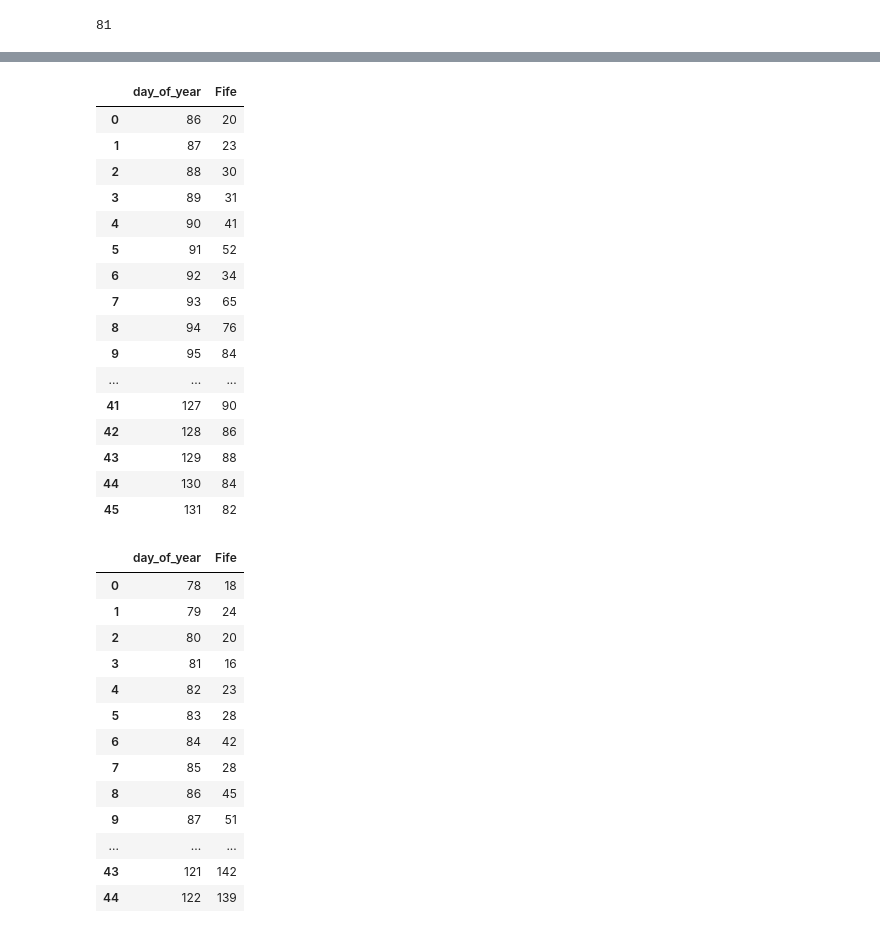
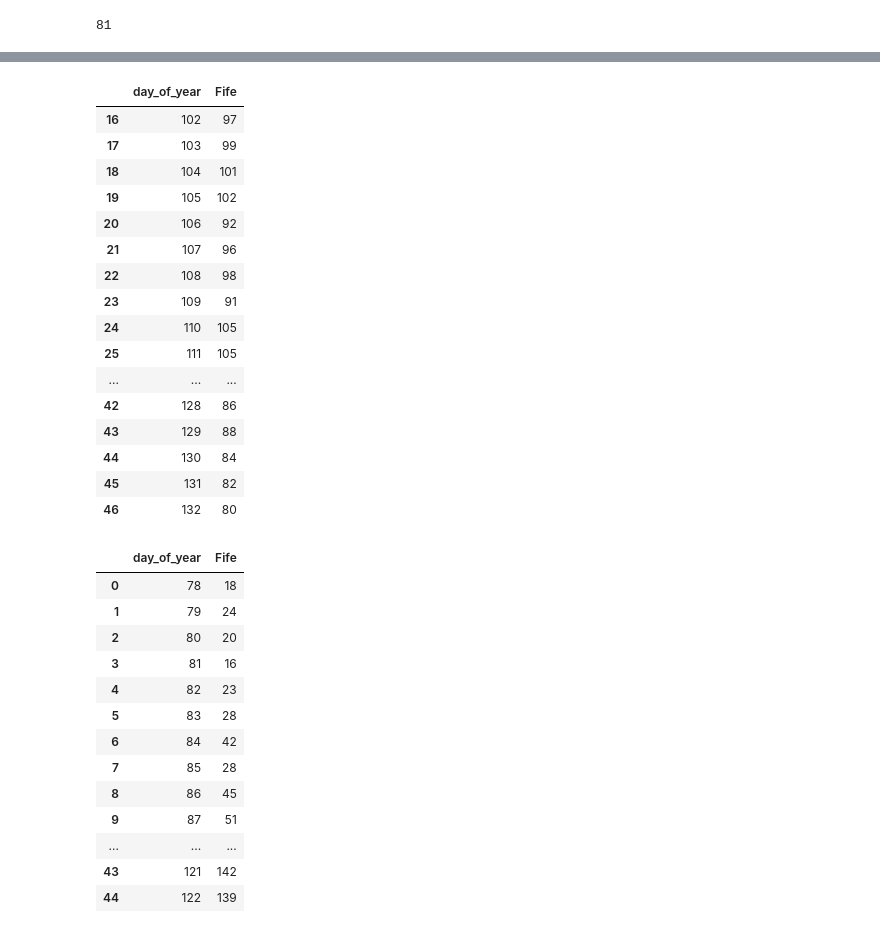
Before and after one commit to covidmaps/scotland, a Jupyter notebook: daily_hbo.ipynb, the cells around one changed output, grey strips where cells are left out. Saved outputs shown, nothing was run; the diff lists cells and outputs as text; code cells hidden in the pictures.

```diff
--- a/daily_hbo.ipynb
+++ b/daily_hbo.ipynb
@@ -91,3 +64,7 @@ def get_hbo_data(health_board, data_type):
     df = df.drop(columns=['Date'])
     df = df.reset_index(inplace=False)
     return df
+# %%
+def get_last_month_data(df):
+    df = df.iloc[-31:]
+    return df
@@ -95,0 +108,20 @@ df_fife = get_hbo_data('Fife', 'hospital_all')
+# %%
+df_fife_small
+# %% [output]
+|  | day_of_year | Fife |
+| 16 | 102 | 97 |
+| 17 | 103 | 99 |
+| 18 | 104 | 101 |
+| 19 | 105 | 102 |
+| 20 | 106 | 92 |
+| 21 | 107 | 96 |
+| 22 | 108 | 98 |
+| 23 | 109 | 91 |
+| 24 | 110 | 105 |
+| 25 | 111 | 105 |
+| ... | ... | ... |
+| 42 | 128 | 86 |
+| 43 | 129 | 88 |
+| 44 | 130 | 84 |
+| 45 | 131 | 82 |
+| 46 | 132 | 80 |
@@ -100,23 +135,3 @@ df_fife2 = get_hbo_data2('Fife', 'hospital_covid')
-# %%
-df_fife2
-# %% [output]
-|  | day_of_year | Fife |
-| 0 | 86 | 20 |
-| 1 | 87 | 23 |
-| 2 | 88 | 30 |
-| 3 | 89 | 31 |
-| 4 | 90 | 41 |
-| 5 | 91 | 52 |
-| 6 | 92 | 34 |
-| 7 | 93 | 65 |
-| 8 | 94 | 76 |
-| 9 | 95 | 84 |
-| ... | ... | ... |
-| 41 | 127 | 90 |
-| 42 | 128 | 86 |
-| 43 | 129 | 88 |
-| 44 | 130 | 84 |
-| 45 | 131 | 82 |
 # %%
 df_fife.to_csv('fife_hospital_all2.csv')
 # %%
```
Also changed, not shown: parts of 12 cells of this notebook, 56 other files.
